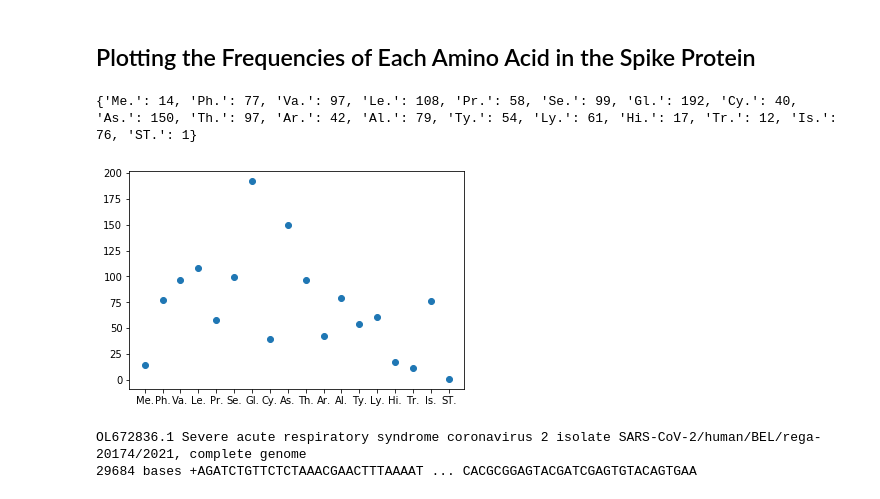
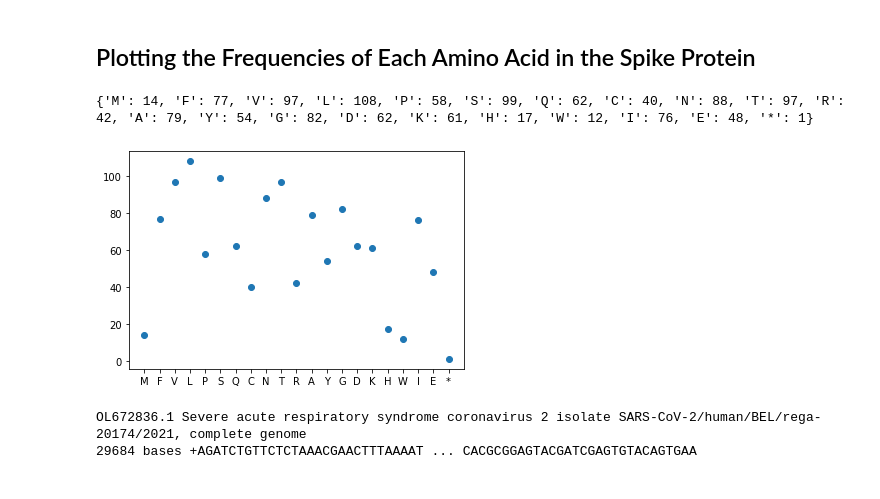
Before and after one commit to owenmccadden/bioalgorithms, a Jupyter notebook: lectures/02/lecture02.ipynb, the cells around one changed output. Cells and saved outputs as stored; diff of their text form; code cells hidden in the pictures.

```diff
--- a/lectures/02/lecture02.ipynb
+++ b/lectures/02/lecture02.ipynb
@@ -232,19 +237,19 @@ MFVFLVLLPLVSSQCVNLTTRTQLPPAYTNSFTRGVYYPDKVFRSSVLHSTQDLFLPFFSNVTWFHAIHVSGTNGTKRFD
 # %%
 from collections import defaultdict
 from matplotlib.ticker import FormatStrFormatter
 
 aminoacids = defaultdict(int)
 
 for char in peptide:
-    aminoacids[AminoAcid[char][:2] + '.'] += 1
+    aminoacids[char] += 1
 
 print(dict(aminoacids))
 
 plot.scatter(*zip(*dict(aminoacids).items()))
 plot.show()
 # %% [output]
-{'Me.': 14, 'Ph.': 77, 'Va.': 97, 'Le.': 108, 'Pr.': 58, 'Se.': 99, 'Gl.': 192, 'Cy.': 40, 'As.': 150, 'Th.': 97, 'Ar.': 42, 'Al.': 79, 'Ty.': 54, 'Ly.': 61, 'Hi.': 17, 'Tr.': 12, 'Is.': 76, 'ST.': 1}
+{'M': 14, 'F': 77, 'V': 97, 'L': 108, 'P': 58, 'S': 99, 'Q': 62, 'C': 40, 'N': 88, 'T': 97, 'R': 42, 'A': 79, 'Y': 54, 'G': 82, 'D': 62, 'K': 61, 'H': 17, 'W': 12, 'I': 76, 'E': 48, '*': 1}
-[figure, old version]
+[figure, new version]
 # %%
 header2, seq2 = loadFasta("./data/SARS-COV-2Omicron.fasta")
 
```
Also changed, not shown: parts of 2 cells of this notebook, 2 other files.
